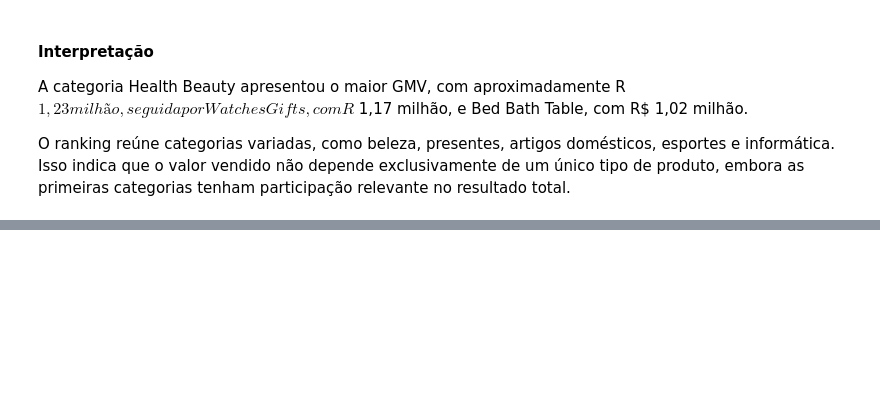
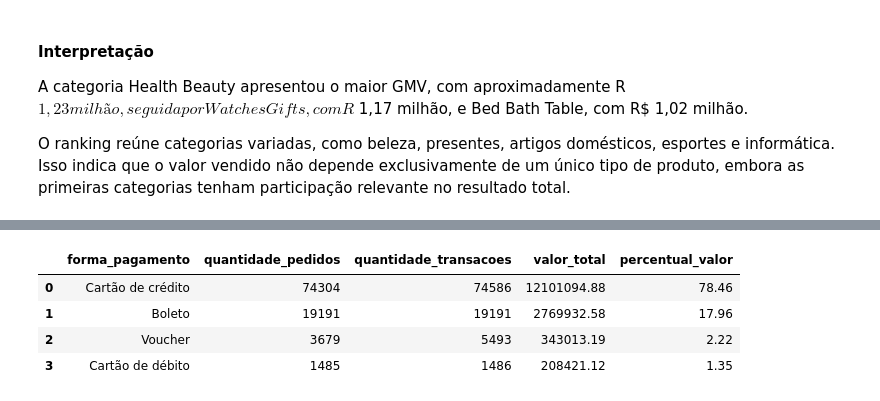
Before and after one commit to AliceGuerreiro/analise-vendas-ecommerce, a Jupyter notebook: notebooks/01_exploracao_inicial.ipynb, the cells around one changed output, grey strips where cells are left out. Saved outputs shown, nothing was run; the diff lists cells and outputs as text; code cells hidden in the pictures; blank space fills up the shorter version.

```diff
--- a/notebooks/01_exploracao_inicial.ipynb
+++ b/notebooks/01_exploracao_inicial.ipynb
@@ -994,0 +1001,52 @@ O ranking reúne categorias variadas, como beleza, presentes, artigos doméstico
+# %%
+pedidos_entregues_ids = (
+    pedidos
+    .loc[pedidos["order_status"] == "delivered", ["order_id"]]
+)
+
+pagamentos_entregues = pagamentos.merge(
+    pedidos_entregues_ids,
+    on="order_id",
+    how="inner",
+    validate="many_to_one"
+)
+
+traducao_pagamentos = {
+    "credit_card": "Cartão de crédito",
+    "boleto": "Boleto",
+    "voucher": "Voucher",
+    "debit_card": "Cartão de débito",
+    "not_defined": "Não definido"
+}
+
+pagamentos_entregues["forma_pagamento"] = (
+    pagamentos_entregues["payment_type"]
+    .map(traducao_pagamentos)
+    .fillna(pagamentos_entregues["payment_type"])
+)
+
+resumo_pagamentos = (
+    pagamentos_entregues
+    .groupby("forma_pagamento", as_index=False)
+    .agg(
+        quantidade_pedidos=("order_id", "nunique"),
+        quantidade_transacoes=("payment_sequential", "count"),
+        valor_total=("payment_value", "sum")
+    )
+    .sort_values("valor_total", ascending=False)
+    .reset_index(drop=True)
+)
+
+resumo_pagamentos["percentual_valor"] = (
+    resumo_pagamentos["valor_total"]
+    / resumo_pagamentos["valor_total"].sum()
+    * 100
+).round(2)
+
+resumo_pagamentos
+# %% [output]
+|  | forma_pagamento | quantidade_pedidos | quantidade_transacoes | valor_total | percentual_valor |
+| 0 | Cartão de crédito | 74304 | 74586 | 12101094.88 | 78.46 |
+| 1 | Boleto | 19191 | 19191 | 2769932.58 | 17.96 |
+| 2 | Voucher | 3679 | 5493 | 343013.19 | 2.22 |
+| 3 | Cartão de débito | 1485 | 1486 | 208421.12 | 1.35 |
```
Also changed, not shown: parts of 7 cells of this notebook.
